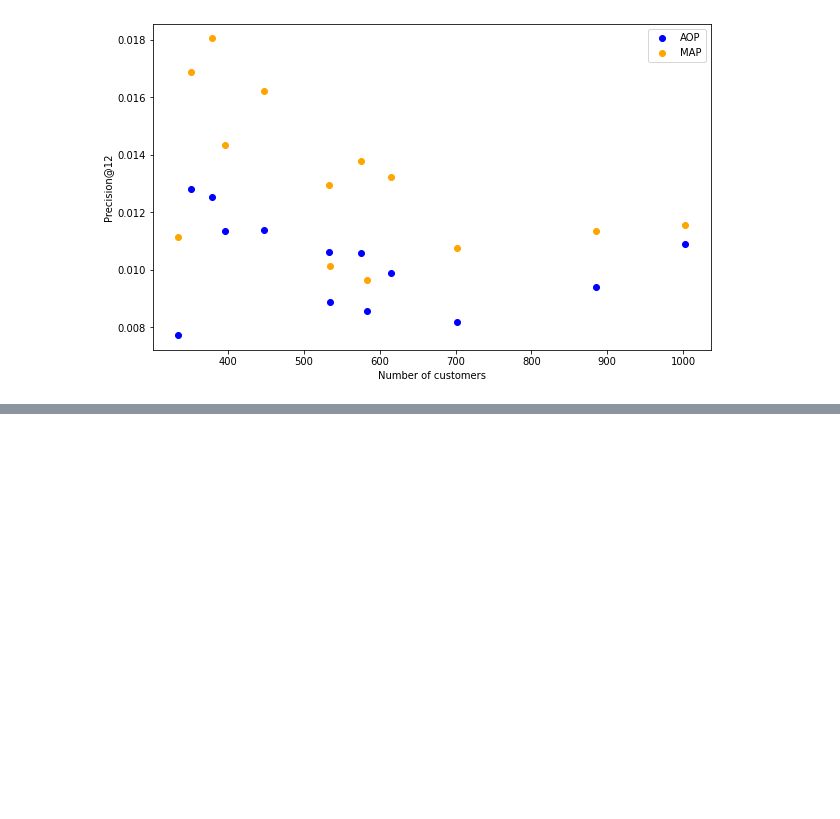
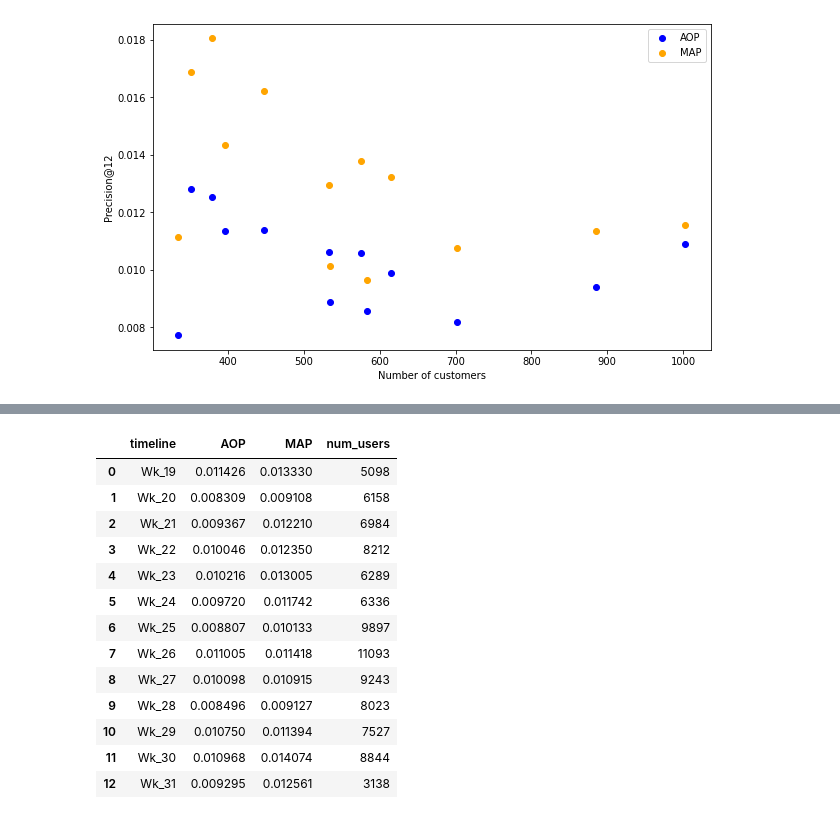
Before and after one commit to alexkychen/HMproduct, a Jupyter notebook: notebook/3.User-based_collaborative_filter_2019_Summer_Menswear.ipynb, the cells around one changed output, grey strips where cells are left out. Saved outputs shown, nothing was run; the diff lists cells and outputs as text; code cells hidden in the pictures; blank space fills up the shorter version.

```diff
--- a/notebook/3.User-based_collaborative_filter_2019_Summer_Menswear.ipynb
+++ b/notebook/3.User-based_collaborative_filter_2019_Summer_Menswear.ipynb
@@ -117,0 +182,19 @@ plt.legend(['AOP','MAP'])
+# %%
+## Read result csv file
+userCF_topSell_df = pd.read_csv("../data/MenswearResults/userCF_plus_topSell.csv").iloc[:,1:]
+userCF_topSell_df
+# %% [output]
+|  | timeline | AOP | MAP | num_users |
+| 0 | Wk_19 | 0.011426 | 0.013330 | 5098 |
+| 1 | Wk_20 | 0.008309 | 0.009108 | 6158 |
+| 2 | Wk_21 | 0.009367 | 0.012210 | 6984 |
+| 3 | Wk_22 | 0.010046 | 0.012350 | 8212 |
+| 4 | Wk_23 | 0.010216 | 0.013005 | 6289 |
+| 5 | Wk_24 | 0.009720 | 0.011742 | 6336 |
+| 6 | Wk_25 | 0.008807 | 0.010133 | 9897 |
+| 7 | Wk_26 | 0.011005 | 0.011418 | 11093 |
+| 8 | Wk_27 | 0.010098 | 0.010915 | 9243 |
+| 9 | Wk_28 | 0.008496 | 0.009127 | 8023 |
+| 10 | Wk_29 | 0.010750 | 0.011394 | 7527 |
+| 11 | Wk_30 | 0.010968 | 0.014074 | 8844 |
+| 12 | Wk_31 | 0.009295 | 0.012561 | 3138 |
```
Also changed, not shown: parts of 6 cells of this notebook, 7 other files.
